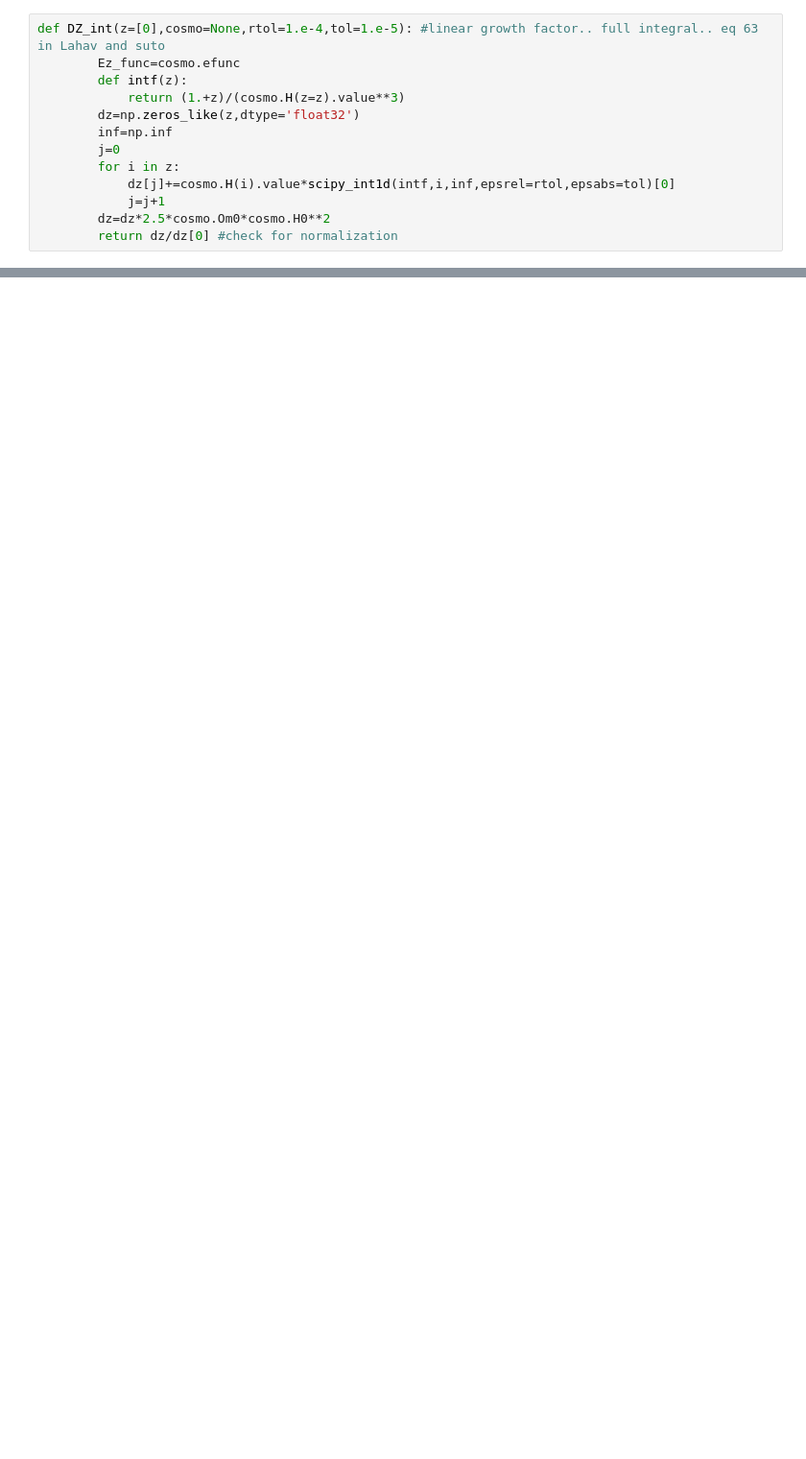
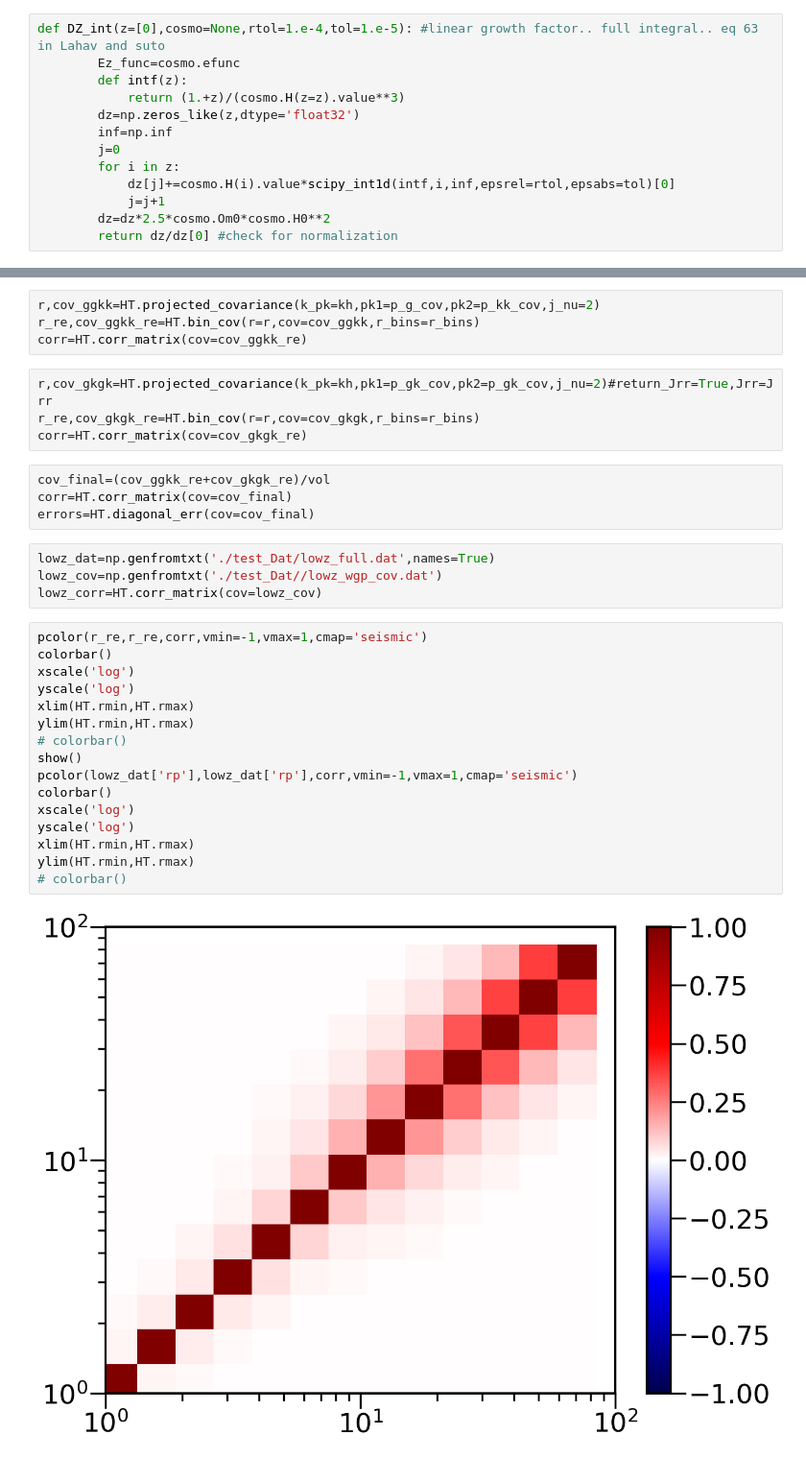
Before and after one commit to sukhdeep2/Public-code, a Jupyter notebook: Hankel_transform/IA models.ipynb, the cells around one changed output, grey strips where cells are left out. Shown at 96% size. Saved outputs shown, nothing was run; the diff lists cells and outputs as text; blank space fills up the shorter version.

```diff
--- a/Hankel_transform/IA models.ipynb
+++ b/Hankel_transform/IA models.ipynb
@@ -154,0 +187,34 @@ Text(0.5,0,'$r_p$ [Mpc/h]')
+# %%
+r,cov_ggkk=HT.projected_covariance(k_pk=kh,pk1=p_g_cov,pk2=p_kk_cov,j_nu=2)
+r_re,cov_ggkk_re=HT.bin_cov(r=r,cov=cov_ggkk,r_bins=r_bins)
+corr=HT.corr_matrix(cov=cov_ggkk_re)
+# %%
+r,cov_gkgk=HT.projected_covariance(k_pk=kh,pk1=p_gk_cov,pk2=p_gk_cov,j_nu=2)#return_Jrr=True,Jrr=Jrr
+r_re,cov_gkgk_re=HT.bin_cov(r=r,cov=cov_gkgk,r_bins=r_bins)
+corr=HT.corr_matrix(cov=cov_gkgk_re)
+# %%
+cov_final=(cov_ggkk_re+cov_gkgk_re)/vol
+corr=HT.corr_matrix(cov=cov_final)
+errors=HT.diagonal_err(cov=cov_final)
+# %%
+lowz_dat=np.genfromtxt('./test_Dat/lowz_full.dat',names=True)
+lowz_cov=np.genfromtxt('./test_Dat//lowz_wgp_cov.dat')
+lowz_corr=HT.corr_matrix(cov=lowz_cov)
+# %%
+pcolor(r_re,r_re,corr,vmin=-1,vmax=1,cmap='seismic')
+colorbar()
+xscale('log')
+yscale('log')
+xlim(HT.rmin,HT.rmax)
+ylim(HT.rmin,HT.rmax)
+# colorbar()
+show()
+pcolor(lowz_dat['rp'],lowz_dat['rp'],corr,vmin=-1,vmax=1,cmap='seismic')
+colorbar()
+xscale('log')
+yscale('log')
+xlim(HT.rmin,HT.rmax)
+ylim(HT.rmin,HT.rmax)
+# colorbar()
+# %% [output]
+[figure, added]
```
Also changed, not shown: parts of 21 cells of this notebook.
